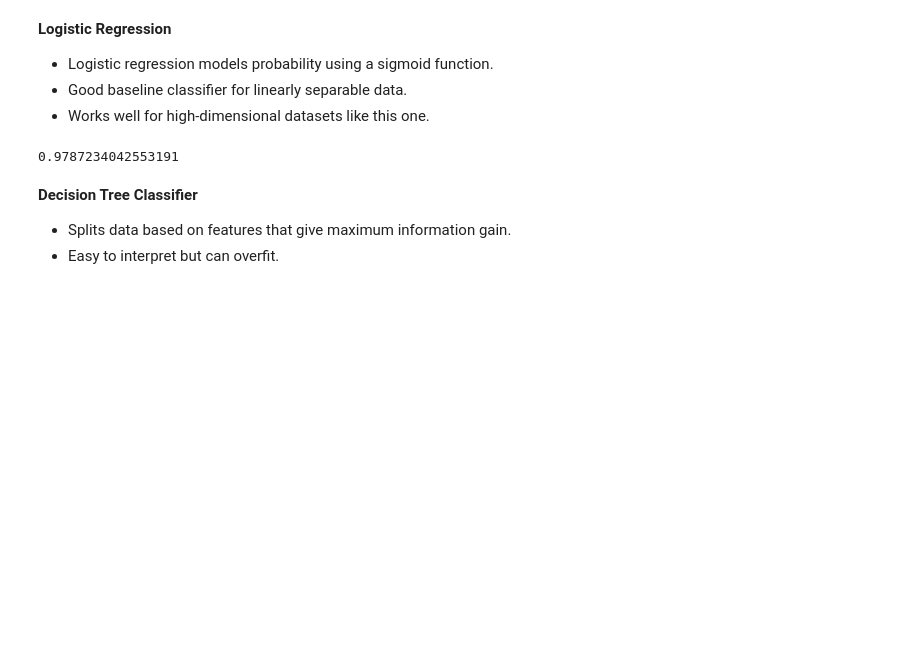
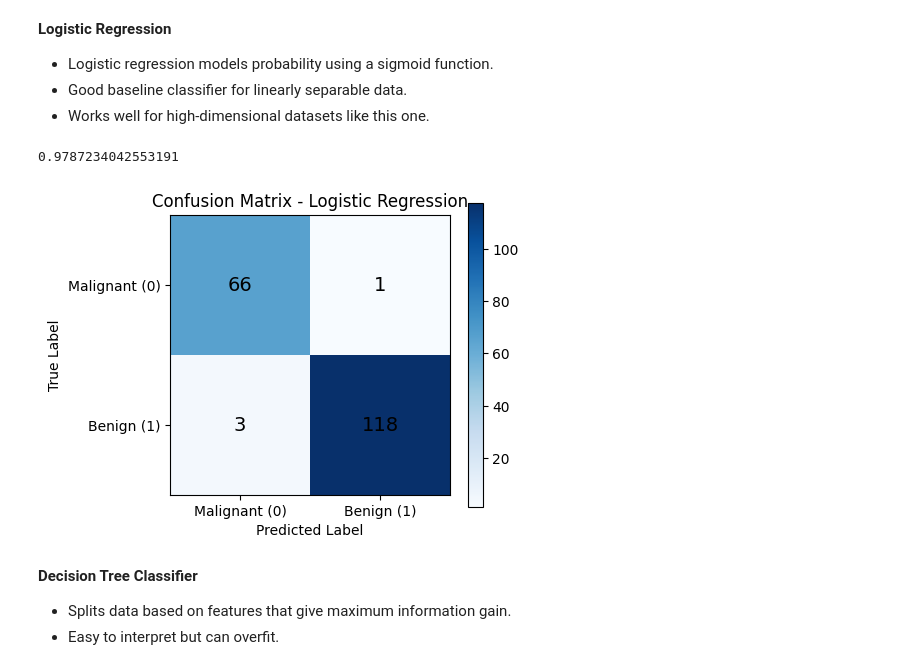
Before and after one commit to rishitharaj/Classification-Algorithms-Model-Building, a Jupyter notebook: Classification_Algorithms_Model_Building.ipynb, the cells around one changed output. Saved outputs shown, nothing was run; the diff lists cells and outputs as text; code cells hidden in the pictures; blank space fills up the shorter version.

```diff
--- a/Classification_Algorithms_Model_Building.ipynb
+++ b/Classification_Algorithms_Model_Building.ipynb
@@ -31,4 +31,27 @@ from sklearn.metrics import accuracy_score, classification_report, confusion_mat
 
 import warnings
 warnings.filterwarnings('ignore')
+# %%
+#helper function for confusion matrix plotting
+
+def plot_conf_matrix(y_true, y_pred, model_name):
+    cm = confusion_matrix(y_true, y_pred)
+    plt.figure(figsize=(5,4))
+    plt.imshow(cm, cmap="Blues")
+    plt.title(f"Confusion Matrix - {model_name}")
+    plt.colorbar()
+
+    # Tick labels
+    plt.xticks([0, 1], ["Malignant (0)", "Benign (1)"])
+    plt.yticks([0, 1], ["Malignant (0)", "Benign (1)"])
+
+    # Loop through matrix to annotate values
+    for i in range(cm.shape[0]):
+        for j in range(cm.shape[1]):
+            plt.text(j, i, cm[i, j], ha="center", va="center", fontsize=14)
+
+    plt.xlabel("Predicted Label")
+    plt.ylabel("True Label")
+    plt.tight_layout()
+    plt.show()
 # %% [markdown]
@@ -120,6 +151,10 @@ acc_lr = accuracy_score(y_test, y_pred_lr)
 acc_lr
 # %% [output]
 0.9787234042553191
+# %%
+plot_conf_matrix(y_test, y_pred_lr, "Logistic Regression")
+# %% [output]
+[figure, added]
 # %% [markdown]
 **Decision Tree Classifier**
 - Splits data based on features that give maximum information gain.
```
Also changed, not shown: parts of 12 cells of this notebook.
